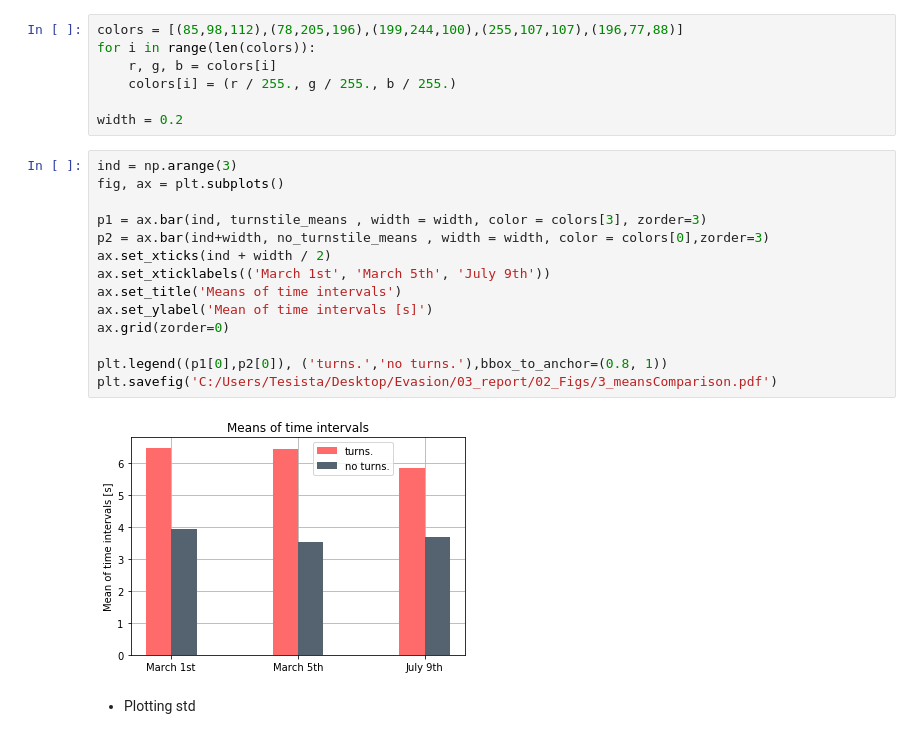
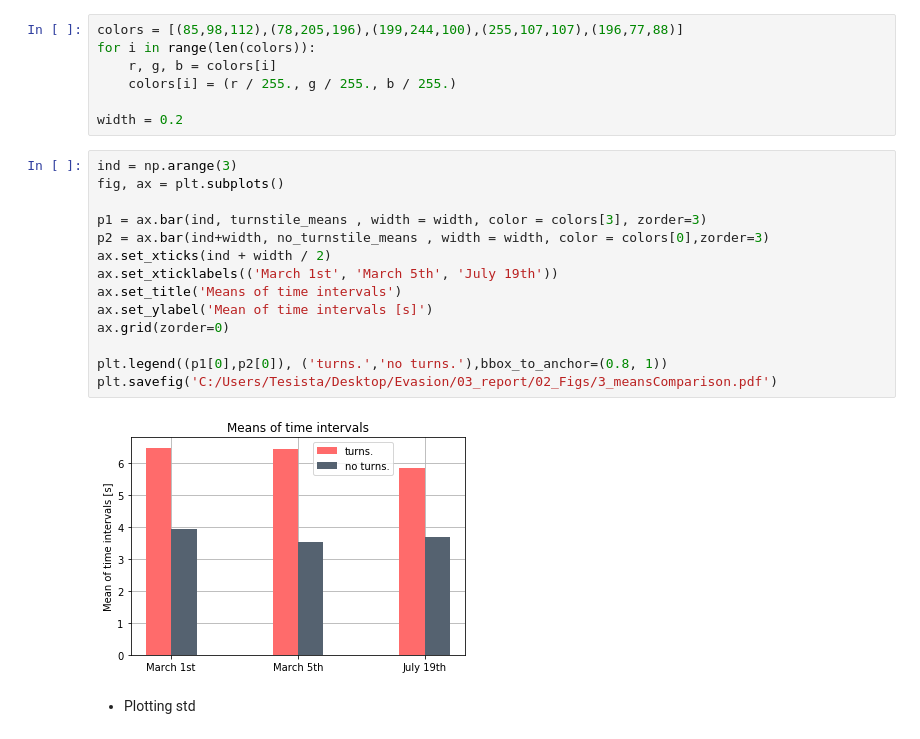
Before and after one commit to leocamus/TSAnalysis, a Jupyter notebook: ComparingDescriptives.ipynb, the cells around one changed output. Saved outputs shown, nothing was run; the diff lists cells and outputs as text.

```diff
--- a/ComparingDescriptives.ipynb
+++ b/ComparingDescriptives.ipynb
@@ -70,19 +70,19 @@ width = 0.2
 # %%
 ind = np.arange(3)
 fig, ax = plt.subplots()
 
 p1 = ax.bar(ind, turnstile_means , width = width, color = colors[3], zorder=3)
 p2 = ax.bar(ind+width, no_turnstile_means , width = width, color = colors[0],zorder=3)
 ax.set_xticks(ind + width / 2)
-ax.set_xticklabels(('March 1st', 'March 5th', 'July 9th'))
+ax.set_xticklabels(('March 1st', 'March 5th', 'July 19th'))
 ax.set_title('Means of time intervals')
 ax.set_ylabel('Mean of time intervals [s]')
 ax.grid(zorder=0)
 
 plt.legend((p1[0],p2[0]), ('turns.','no turns.'),bbox_to_anchor=(0.8, 1))
 plt.savefig('C:/Users/Tesista/Desktop/Evasion/03_report/02_Figs/3_meansComparison.pdf')
 # %% [output]
-[figure, old version]
+[figure, new version]
 # %% [markdown]
 * Plotting std
 # %%
```
Also changed, not shown: parts of 4 cells of this notebook.
